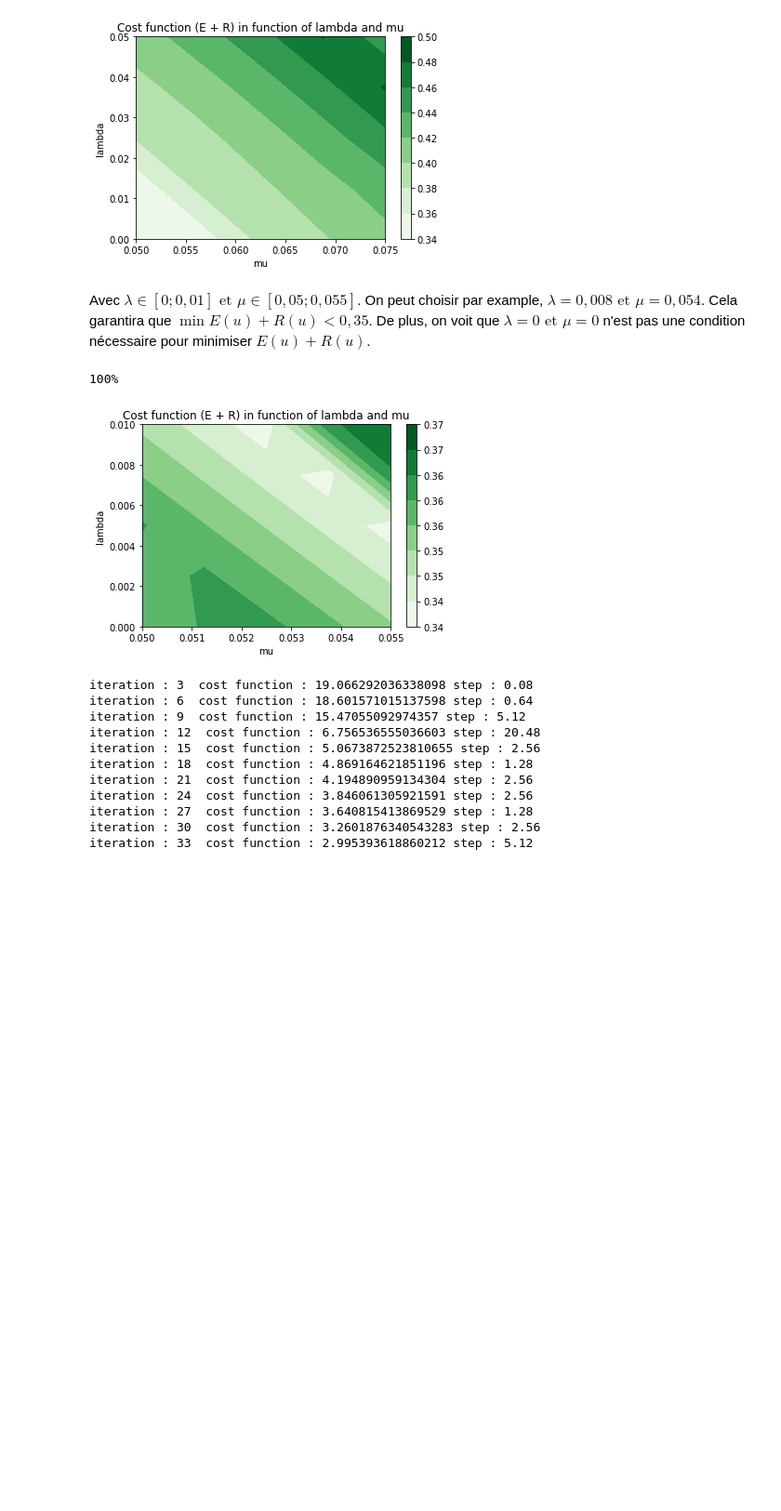
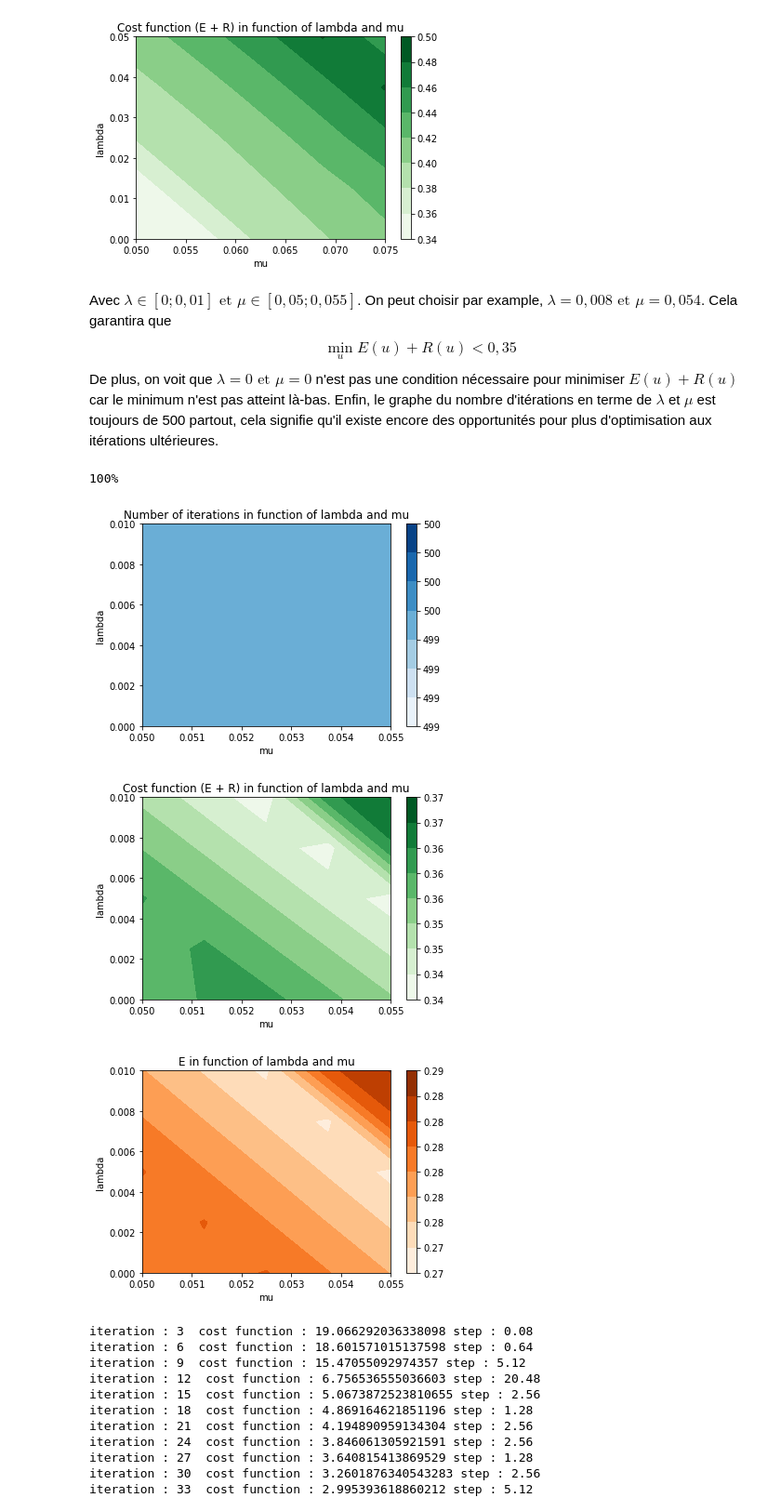
Before and after one commit to vnghia/4MIC-Optim-D, a Jupyter notebook: TP_Recalage3.ipynb, the cells around one changed output. Shown at 93% size. Drawn from its saved outputs; the diff is of its cells as text; code cells hidden in the pictures; blank space fills up the shorter version.

```diff
--- a/TP_Recalage3.ipynb
+++ b/TP_Recalage3.ipynb
@@ -337,5 +382,5 @@ step0 = 0.01
 # %%
-def plot_result(f, g, ux, uy, CF, step, lamb, mu, nitermax, step0):
+def plot_result(f, g, ux, uy, CF, step, lamb, mu, nitermax, step0, espi=None):
     fig, ax = plt.subplots(2, 3)
     ax[0, 0].imshow(f)
     ax[0, 0].set_title("original function")
@@ -343,25 +388,35 @@ def plot_result(f, g, ux, uy, CF, step, lamb, mu, nitermax, step0):
     ax[0, 1].set_title("target function")
     ax[1, 0].quiver(ux, uy)
     ax[1, 0].set_title("displacement field")
-    ax[1, 1].imshow(interpol(f, ux, uy))
+    final_f = interpol(f, ux, uy)
+    ax[1, 1].imshow(final_f)
     ax[1, 1].set_title("final function")
     ax[0, 2].plot(CF)
     ax[0, 2].set_title("objective history")
     ax[1, 2].plot(np.log(step))
     ax[1, 2].set_title("step history (log scale)")
-    fig.suptitle(f"lambda = {lamb:.4f}, mu = {mu:.4f}, nitermax = {nitermax}, step0 = {step0}")
+    fig.suptitle(
+        f"lambda = {lamb:.4f}, mu = {mu:.4f}, nitermax = {nitermax}, step0 = {step0}"
+        + ""
+        if espi is None
+        else f", espi = {espi:.4f}"
+    )
 
     plt.tight_layout()
     plt.show()
+    return final_f
 
 
-def compute_and_plot(f, g, lamb, mu, nitermax, step0, shouldlog=True):
-    ux, uy, CF, step = RecalageDG(f, g, lamb, mu, nitermax, step0, shouldlog)
-    plot_result(f, g, ux, uy, CF, step, lamb, mu, nitermax, step0)
-    return ux, uy, CF, step
+def compute_and_plot(f, g, lamb, mu, nitermax, step0, epsi=None, shouldlog=True):
+    if epsi is None:
+        ux, uy, CF, step = RecalageDG(f, g, lamb, mu, nitermax, step0, shouldlog)
+    else:
+        ux, uy, CF, step = RecalageGN(f, g, lamb, mu, nitermax, step0, epsi)
+    final_f = plot_result(f, g, ux, uy, CF, step, lamb, mu, nitermax, step0)
+    return ux, uy, CF, step, final_f
 
 
-ux, uy, CF, step = compute_and_plot(f, g, lamb, mu, nitermax, step0)
+ux, uy, CF, step, final_f = compute_and_plot(f, g, lamb, mu, nitermax, step0)
 # %% [output]
 iteration : 3  cost function : 19.081254925606988 step : 0.08
 iteration : 6  cost function : 19.042743727061186 step : 0.02
@@ -389,5 +445,7 @@ plt.show()
 # %%
-def plot_contour_lambda_mu(f, g, lambs, mus, nitermax=500, step0=0.01, onlyCF=True):
+def plot_contour_lambda_mu(
+    f, g, lambs, mus, nitermax=500, step0=0.01, epsi=None, onlyCF=True
+):
     niters = np.empty(np.shape(lambs) + np.shape(mus))
     CFs = np.empty_like(niters)
     Es = np.empty_like(niters)
@@ -399,7 +457,12 @@ def plot_contour_lambda_mu(f, g, lambs, mus, nitermax=500, step0=0.01, onlyCF=Tr
                 f"{int(100 * (i * row_count + j + 1) / total_count)}%",
                 end="\r",
             )
-            ux, uy, CF, step = RecalageDG(f, g, lamb, mu, nitermax, step0, False)
+            if epsi is None:
+                ux, uy, CF, step = RecalageDG(f, g, lamb, mu, nitermax, step0, False)
+            else:
+                ux, uy, CF, step = RecalageGN(
+                    f, g, lamb, mu, nitermax, step0, epsi, False
+                )
             CFs[i, j] = CF[-1]
             if onlyCF:
                 continue
@@ -460,12 +523,18 @@ plot_contour_lambda_mu(f, g, np.linspace(0, 0.05, 5), np.linspace(0.05, 0.075, 5
 100%
 [figure]
 # %% [markdown]
-Avec $\lambda \in [0; 0,01] \text { et } \mu \in [0,05; 0,055]$. On peut choisir par example, $\lambda = 0,008 \text { et } \mu = 0,054$. Cela garantira que $ \min E(u)+R(u) < 0,35$. De plus, on voit que $\lambda = 0 \text { et } \mu = 0$ n'est pas une condition nécessaire pour minimiser $E(u)+R(u)$.
+Avec $\lambda \in [0; 0,01] \text { et } \mu \in [0,05; 0,055]$. On peut choisir par example, $\lambda = 0,008 \text { et } \mu = 0,054$. Cela garantira que
+$$\min_{u} E(u) + R(u) < 0,35$$
+De plus, on voit que $\lambda = 0 \text { et } \mu = 0$ n'est pas une condition nécessaire pour minimiser $E(u) + R(u)$ car le minimum n'est pas atteint là-bas. Enfin, le graphe du nombre d'itérations en terme de $\lambda$ et $\mu$ est toujours de 500 partout, cela signifie qu'il existe encore des opportunités pour plus d'optimisation aux itérations ultérieures.
 # %%
-plot_contour_lambda_mu(f, g, np.linspace(0, 0.01, 5), np.linspace(0.05, 0.055, 5))
+plot_contour_lambda_mu(
+    f, g, np.linspace(0, 0.01, 5), np.linspace(0.05, 0.055, 5), onlyCF=False
+)
 # %% [output]
 100%
-[figure, old version]
+[figure, new version]
+[figure, added]
+[figure, added]
 # %%
 lamb = 0.007
 mu = 0.0535
```
Also changed, not shown: parts of 32 cells of this notebook, 2 other files.
